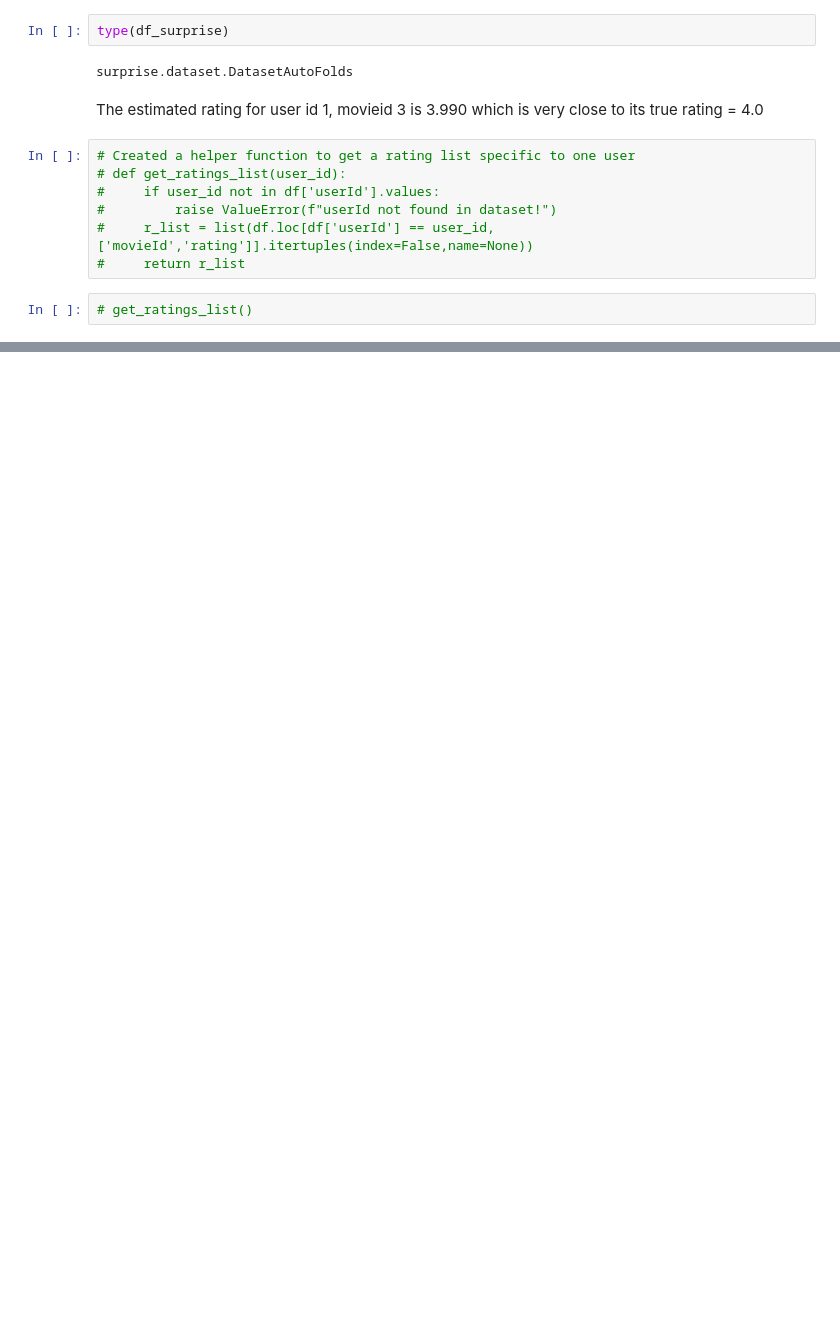
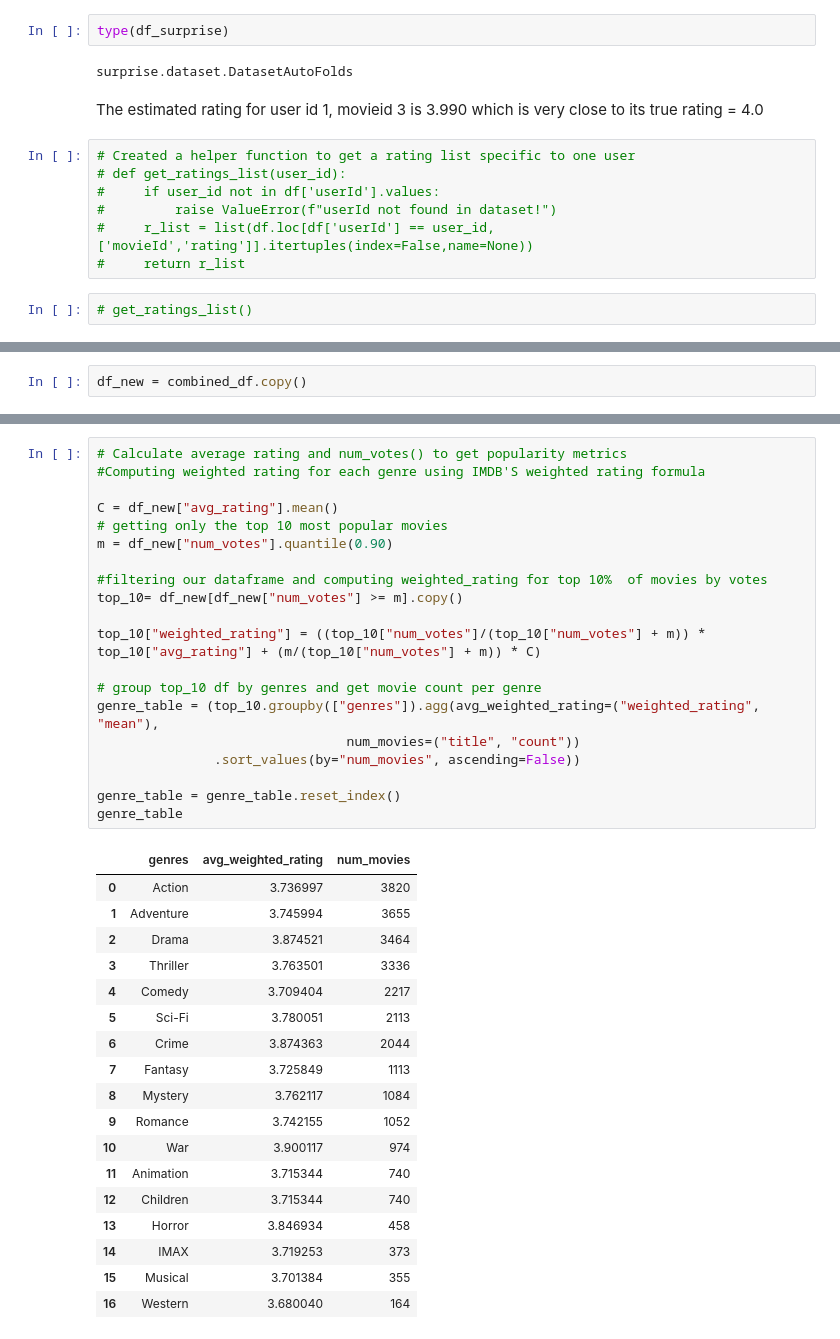
Before and after one commit to MrDenzy/Phase-4-Project---Movie-Recommendation-System, a Jupyter notebook: notebook/vkones.ipynb, the cells around one changed output, grey strips where cells are left out. Cells and saved outputs as stored; diff of their text form; blank space fills up the shorter version.

```diff
--- a/notebook/vkones.ipynb
+++ b/notebook/vkones.ipynb
@@ -245,0 +261,2 @@ Recommendation # 10 : Godfather, The (1972)
+# %%
+df_new = combined_df.copy()
@@ -245,0 +305,39 @@ Recommendation # 10 : Godfather, The (1972)
+# %%
+# Calculate average rating and num_votes() to get popularity metrics
+#Computing weighted rating for each genre using IMDB'S weighted rating formula
+
+C = df_new["avg_rating"].mean()
+# getting only the top 10 most popular movies
+m = df_new["num_votes"].quantile(0.90)
+
+#filtering our dataframe and computing weighted_rating for top 10%  of movies by votes
+top_10= df_new[df_new["num_votes"] >= m].copy()
+
+top_10["weighted_rating"] = ((top_10["num_votes"]/(top_10["num_votes"] + m)) * top_10["avg_rating"] + (m/(top_10["num_votes"] + m)) * C)
+
+# group top_10 df by genres and get movie count per genre
+genre_table = (top_10.groupby(["genres"]).agg(avg_weighted_rating=("weighted_rating", "mean"),
+                                num_movies=("title", "count"))
+               .sort_values(by="num_movies", ascending=False))
+
+genre_table = genre_table.reset_index()
+genre_table
+# %% [output]
+|  | genres | avg_weighted_rating | num_movies |
+| 0 | Action | 3.736997 | 3820 |
+| 1 | Adventure | 3.745994 | 3655 |
+| 2 | Drama | 3.874521 | 3464 |
+| 3 | Thriller | 3.763501 | 3336 |
+| 4 | Comedy | 3.709404 | 2217 |
+| 5 | Sci-Fi | 3.780051 | 2113 |
+| 6 | Crime | 3.874363 | 2044 |
+| 7 | Fantasy | 3.725849 | 1113 |
+| 8 | Mystery | 3.762117 | 1084 |
+| 9 | Romance | 3.742155 | 1052 |
+| 10 | War | 3.900117 | 974 |
+| 11 | Animation | 3.715344 | 740 |
+| 12 | Children | 3.715344 | 740 |
+| 13 | Horror | 3.846934 | 458 |
+| 14 | IMAX | 3.719253 | 373 |
+| 15 | Musical | 3.701384 | 355 |
+| 16 | Western | 3.680040 | 164 |
```
Also changed, not shown: parts of 21 cells of this notebook.
